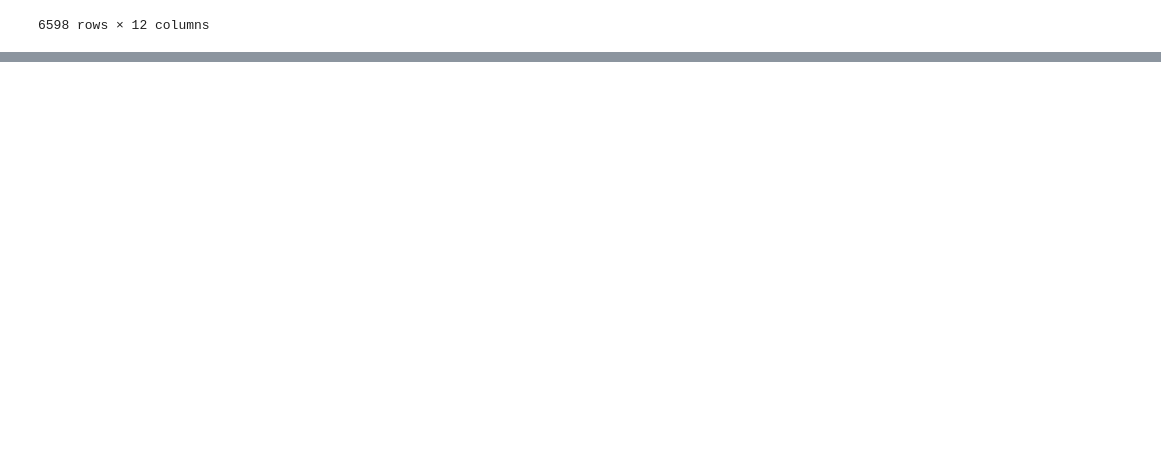
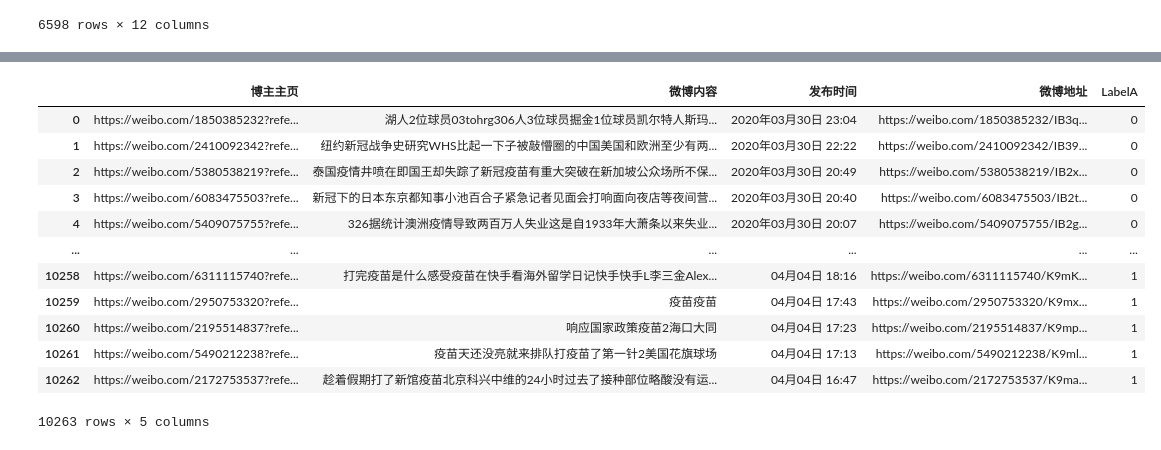
Before and after one commit to JunTheRipper/WebSpyder, a Jupyter notebook: TextMining/TextMining-Classify.ipynb, the cells around one changed output, grey strips where cells are left out. Drawn from its saved outputs; the diff is of its cells as text; code cells hidden in the pictures; blank space fills up the shorter version.

```diff
--- a/TextMining/TextMining-Classify.ipynb
+++ b/TextMining/TextMining-Classify.ipynb
@@ -70,0 +128,4 @@ dfx
+# %%
+df_data['LabelA'] = 1
+whole_xlsx = dfx = pd.concat([dfx, df_data], ignore_index=True)
+whole_xlsx
@@ -70,0 +152,13 @@ dfx
+# %%
+import numpy as np
+import pandas as pd
+
+# dropping columns that aren't needed
+# 删除指定的学生成绩数据，关键代码如下：
+# df.drop(['数学'],axis=1,inplace=True) #删除某列
+#
+# df.drop(columns='数学',inplace=True) #删除columns为“数学”的列
+#
+# df.drop(labels='数学', axis=1,inplace=True) #删除列标签为“数学”的列
+whole_xlsx.drop(whole_xlsx.columns[[0,2,3,5,8,9,10,11]], axis=1, inplace=True)
+whole_xlsx
@@ -70,0 +197,4 @@ dfx
+# %%
+del_whole_xlsx=whole_xlsx.dropna(axis=0, subset= ["微博内容","微博地址"])
+del_whole_xlsx.reset_index(drop=True,inplace=True)#drop=True：删除原行索引；inplace=True:在数据上进行更新
+del_whole_xlsx.isnull().any()
@@ -70,0 +212,4 @@ dfx
+# %%
+# dropping invalid character
+del_whole_xlsx['微博内容'] = del_whole_xlsx['微博内容'].str.replace(r'[^\w]+', '')
+del_whole_xlsx.head()
@@ -70,0 +254,18 @@ dfx
+# %%
+del_rept = del_whole_xlsx.drop_duplicates(['微博内容', '微博地址'],keep='last')
+del_rept.reset_index(drop=True,inplace=True)#drop=True：删除原行索引；inplace=True:在数据上进行更新
+del_rept
+# %% [output]
+|  | 博主主页 | 微博内容 | 发布时间 | 微博地址 | LabelA |
+| 0 | https://weibo.com/1850385232?refe... | 湖人2位球员03tohrg306人3位球员掘金1位球员凯尔特人斯玛... | 2020年03月30日 23:04 | https://weibo.com/1850385232/IB3q... | 0 |
+| 1 | https://weibo.com/2410092342?refe... | 纽约新冠战争史研究WHS比起一下子被敲懵圈的中国美国和欧洲至少有两... | 2020年03月30日 22:22 | https://weibo.com/2410092342/IB39... | 0 |
+| 2 | https://weibo.com/5380538219?refe... | 泰国疫情井喷在即国王却失踪了新冠疫苗有重大突破在新加坡公众场所不保... | 2020年03月30日 20:49 | https://weibo.com/5380538219/IB2x... | 0 |
+| 3 | https://weibo.com/6083475503?refe... | 新冠下的日本东京都知事小池百合子紧急记者见面会打响面向夜店等夜间营... | 2020年03月30日 20:40 | https://weibo.com/6083475503/IB2t... | 0 |
+| 4 | https://weibo.com/5409075755?refe... | 326据统计澳洲疫情导致两百万人失业这是自1933年大萧条以来失业... | 2020年03月30日 20:07 | https://weibo.com/5409075755/IB2g... | 0 |
+| ... | ... | ... | ... | ... | ... |
+| 10258 | https://weibo.com/6311115740?refe... | 打完疫苗是什么感受疫苗在快手看海外留学日记快手快手L李三金Alex... | 04月04日 18:16 | https://weibo.com/6311115740/K9mK... | 1 |
+| 10259 | https://weibo.com/2950753320?refe... | 疫苗疫苗 | 04月04日 17:43 | https://weibo.com/2950753320/K9mx... | 1 |
+| 10260 | https://weibo.com/2195514837?refe... | 响应国家政策疫苗2海口大同 | 04月04日 17:23 | https://weibo.com/2195514837/K9mp... | 1 |
+| 10261 | https://weibo.com/5490212238?refe... | 疫苗天还没亮就来排队打疫苗了第一针2美国花旗球场 | 04月04日 17:13 | https://weibo.com/5490212238/K9ml... | 1 |
+| 10262 | https://weibo.com/2172753537?refe... | 趁着假期打了新馆疫苗北京科兴中维的24小时过去了接种部位略酸没有运... | 04月04日 16:47 | https://weibo.com/2172753537/K9ma... | 1 |
+10263 rows × 5 columns
```
Also changed, not shown: parts of 39 cells of this notebook, 7 other files.
